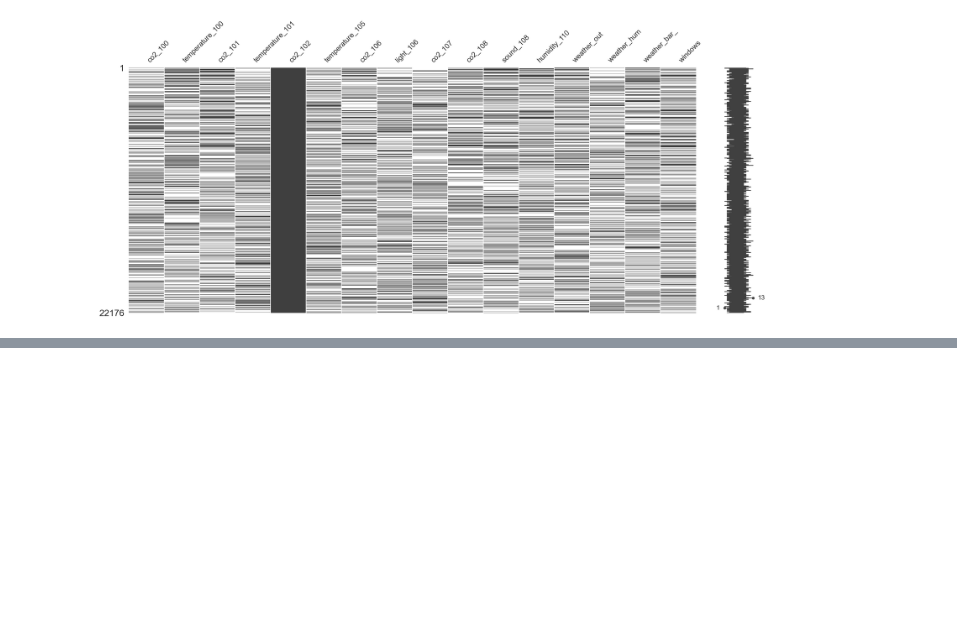
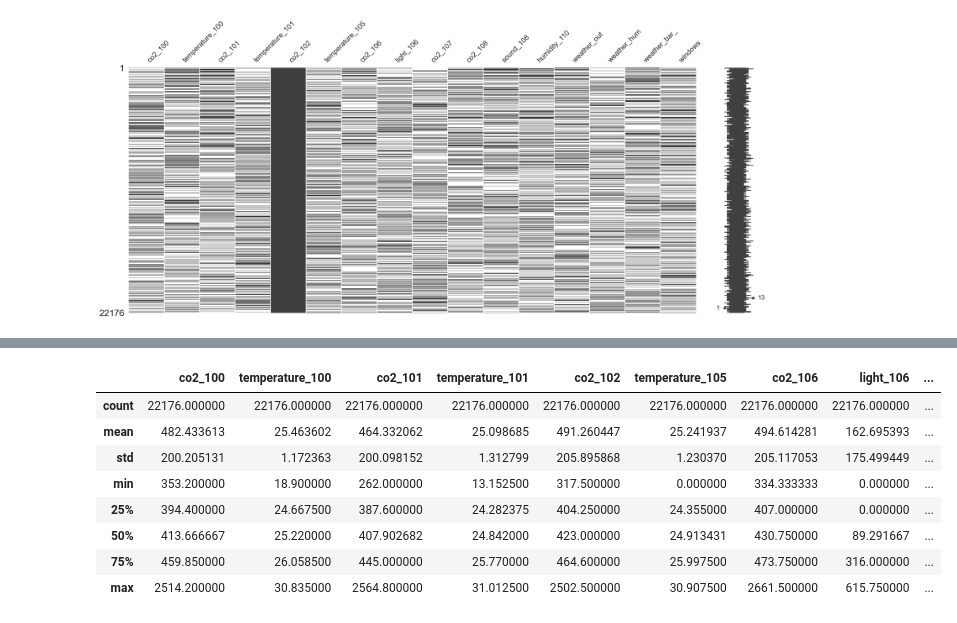
Before and after one commit to Ah-essabar/Master_SDS_Angers, a Jupyter notebook: S2/Mesures Polytech/FusionDataAll/HandlingMissingData/ProcessMissing/stat.ipynb, the cells around one changed output, grey strips where cells are left out. Cells and saved outputs as stored; diff of their text form; code cells hidden in the pictures; blank space fills up the shorter version.

```diff
--- a/S2/Mesures Polytech/FusionDataAll/HandlingMissingData/ProcessMissing/stat.ipynb
+++ b/S2/Mesures Polytech/FusionDataAll/HandlingMissingData/ProcessMissing/stat.ipynb
@@ -162,3 +175,6 @@ msno.matrix(data)
 # %% [output]
 <AxesSubplot:>
 [figure]
+# %%
+data = pd.read_csv('A_DataComplet.csv', sep=",", encoding = "ISO-8859-1", index_col=index_col)
+data.index=pd.DatetimeIndex(data.index)
@@ -164,0 +224,12 @@ msno.matrix(data)
+# %%
+data.describe()
+# %% [output]
+|  | co2_100 | temperature_100 | co2_101 | temperature_101 | co2_102 | temperature_105 | co2_106 | light_106 | ... |
+| count | 22176.000000 | 22176.000000 | 22176.000000 | 22176.000000 | 22176.000000 | 22176.000000 | 22176.000000 | 22176.000000 | ... |
+| mean | 482.433613 | 25.463602 | 464.332062 | 25.098685 | 491.260447 | 25.241937 | 494.614281 | 162.695393 | ... |
+| std | 200.205131 | 1.172363 | 200.098152 | 1.312799 | 205.895868 | 1.230370 | 205.117053 | 175.499449 | ... |
+| min | 353.200000 | 18.900000 | 262.000000 | 13.152500 | 317.500000 | 0.000000 | 334.333333 | 0.000000 | ... |
+| 25% | 394.400000 | 24.667500 | 387.600000 | 24.282375 | 404.250000 | 24.355000 | 407.000000 | 0.000000 | ... |
+| 50% | 413.666667 | 25.220000 | 407.902682 | 24.842000 | 423.000000 | 24.913431 | 430.750000 | 89.291667 | ... |
+| 75% | 459.850000 | 26.058500 | 445.000000 | 25.770000 | 464.600000 | 25.997500 | 473.750000 | 316.000000 | ... |
+| max | 2514.200000 | 30.835000 | 2564.800000 | 31.012500 | 2502.500000 | 30.907500 | 2661.500000 | 615.750000 | ... |
```
Also changed, not shown: parts of 7 cells of this notebook, 9 other files.
